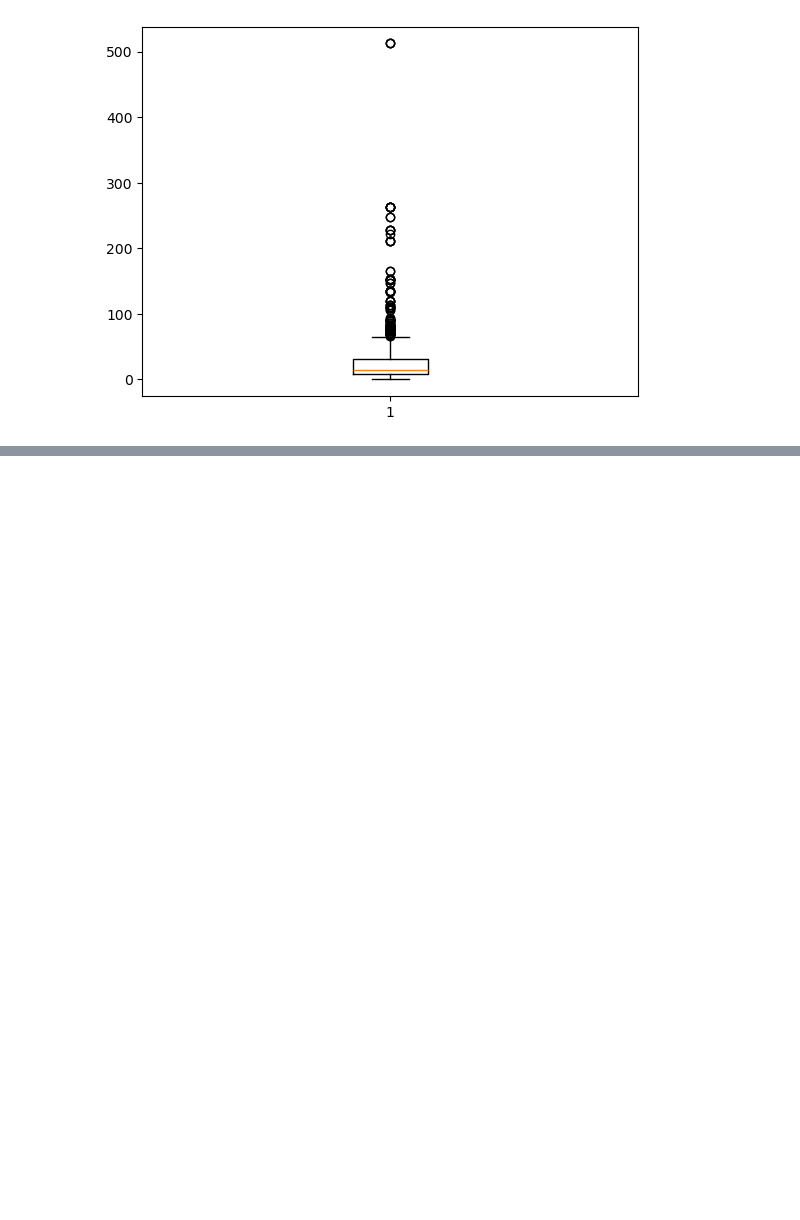
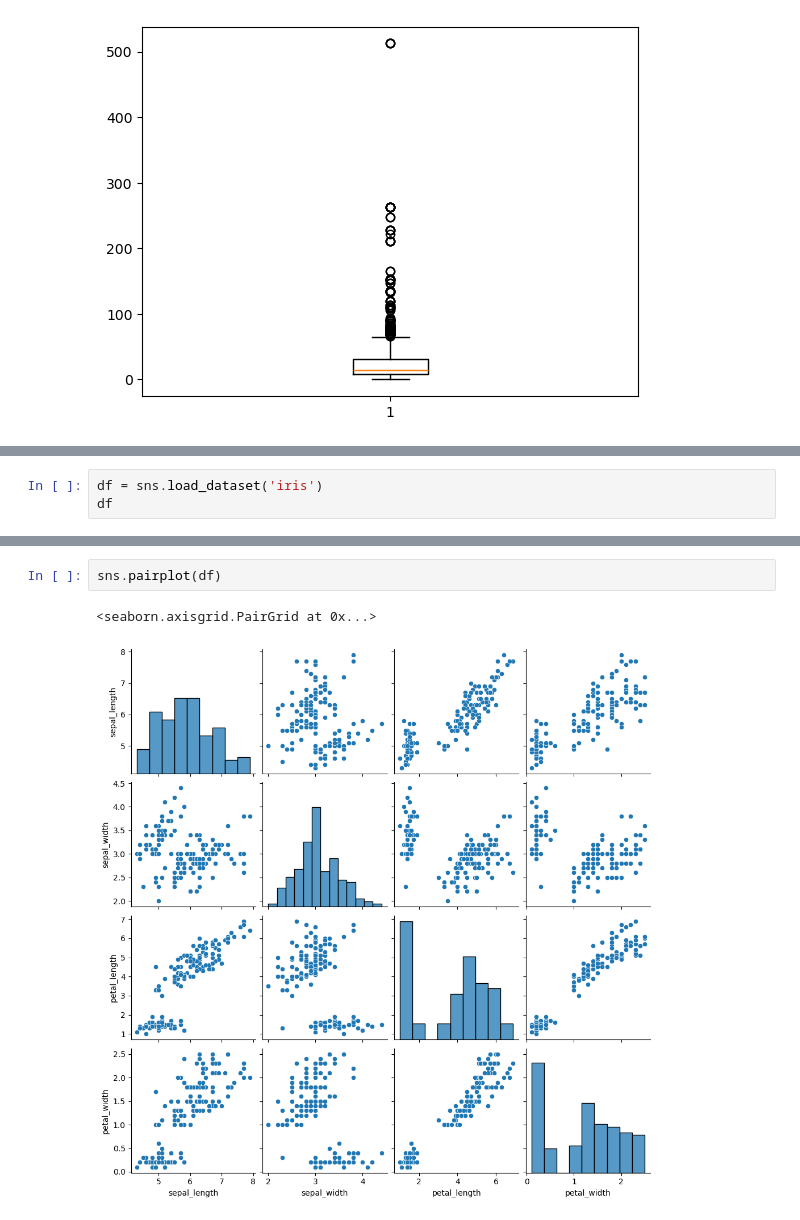
Before and after one commit to Yashshakya1/Data_Science_macbook, a Jupyter notebook: chocing programe/Untitled.ipynb, the cells around one changed output, grey strips where cells are left out. Drawn from its saved outputs; the diff is of its cells as text; blank space fills up the shorter version.

```diff
--- a/chocing programe/Untitled.ipynb
+++ b/chocing programe/Untitled.ipynb
@@ -123,0 +163,3 @@ plt.boxplot(ds['fare'])
+# %%
+df = sns.load_dataset('iris')
+df
@@ -123,0 +180,5 @@ plt.boxplot(ds['fare'])
+# %%
+sns.pairplot(df)
+# %% [output]
+<seaborn.axisgrid.PairGrid at 0x...>
+[figure, added]
```
Also changed, not shown: parts of 14 cells of this notebook, 6 other files.
